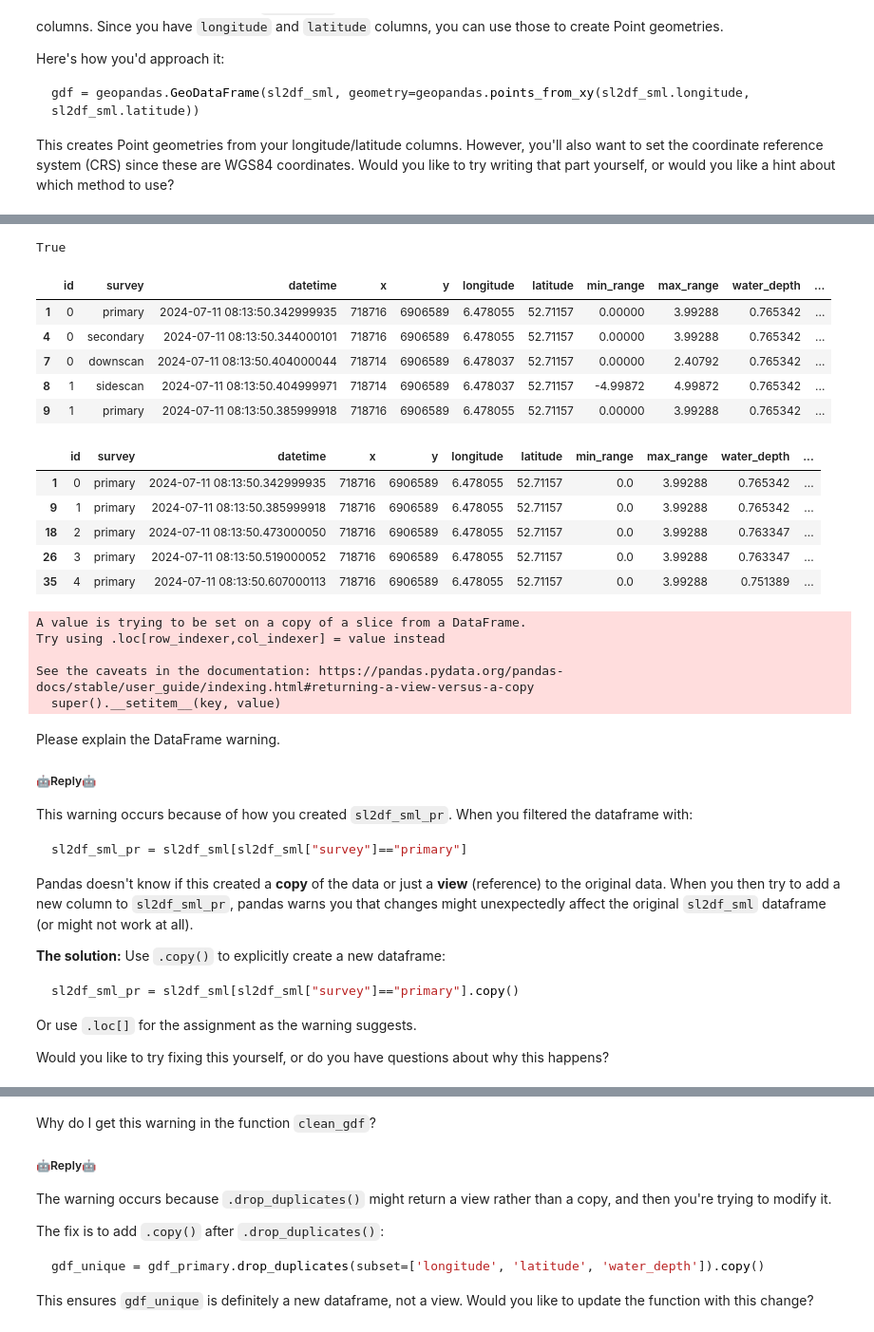
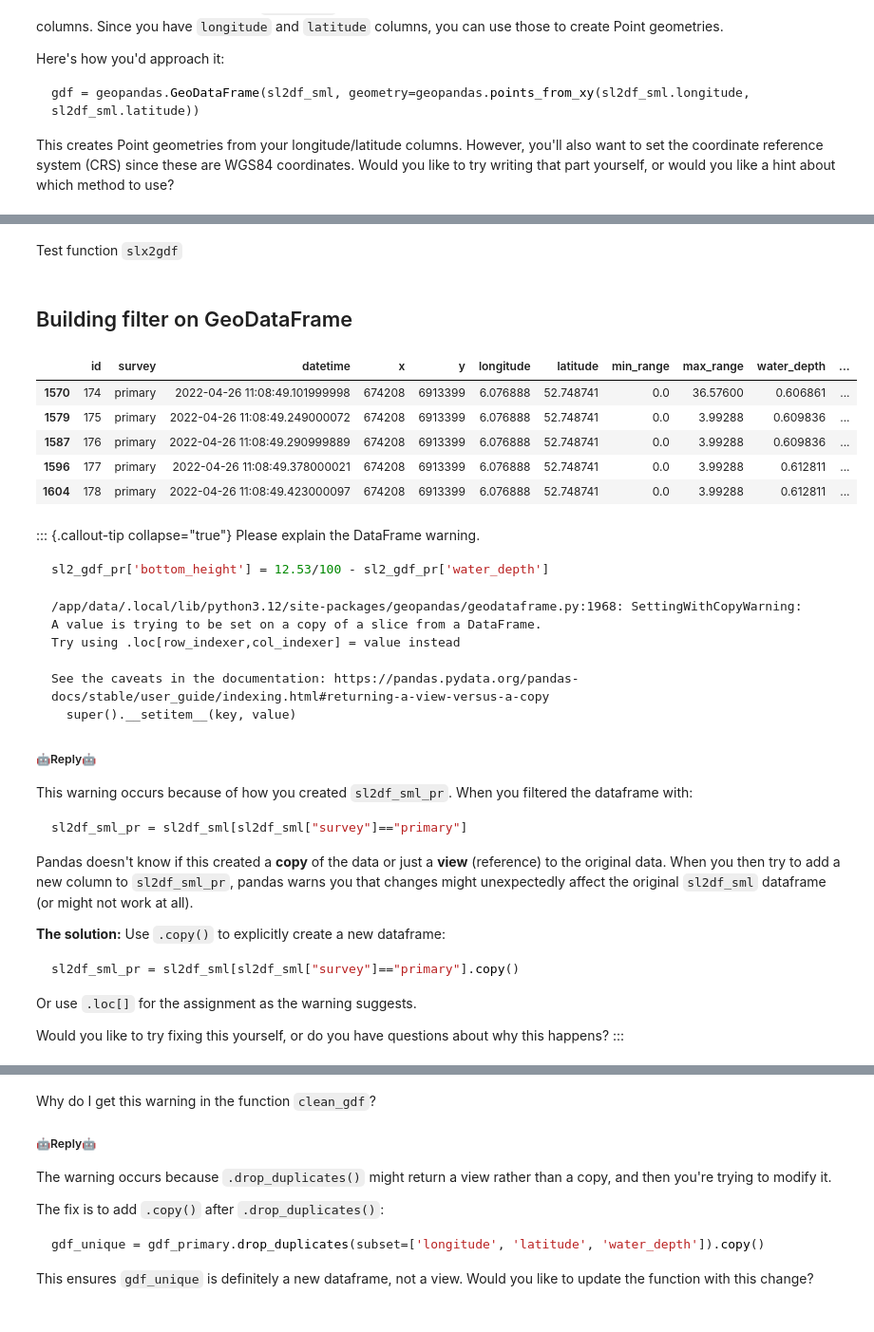
Before and after one commit to Hopsakee/sonar2csv_shape, a Jupyter notebook: nbs/00_core.ipynb, the cells around one changed output, grey strips where cells are left out. Shown: that part at 95% size. Drawn from its saved outputs; the diff is of its cells as text; code cells hidden in the pictures.

````diff
--- a/nbs/00_core.ipynb
+++ b/nbs/00_core.ipynb
@@ -48,4 +55,5 @@ def read_sl(
     )->Sonar:
     return Sonar(str(filepath))
 # %%
-sl2_d = read_sl(sl2_f)
+sl3_d = read_sl(sl3_f)
+sl3_d
@@ -104,5 +85,5 @@ We accomplish that by using the `geopandas` method `.set_crs` and `.to_crs`.
 # %%
-sl2_df_sml = sl2_d.df[0:16]
-sl2_df_sml
+sl3_df_sml = sl3_d.df[0:16]
+sl3_df_sml
 # %% [output]
 |  | id | survey | datetime | x | y | longitude | latitude | min_range | max_range | water_depth | ... |
@@ -187,7 +172,7 @@ gdf = geopandas.GeoDataFrame(sl2df_sml, geometry=geopandas.points_from_xy(sl2df_
 
 This creates Point geometries from your longitude/latitude columns. However, you'll also want to set the coordinate reference system (CRS) since these are WGS84 coordinates. Would you like to try writing that part yourself, or would you like a hint about which method to use?
 # %%
-gdf = gpd.GeoDataFrame(sl2_df_sml, geometry=gpd.points_from_xy(sl2_df_sml.longitude, sl2_df_sml.latitude))
+gdf = gpd.GeoDataFrame(sl3_df_sml, geometry=gpd.points_from_xy(sl3_df_sml.longitude, sl3_df_sml.latitude))
 # %%
 gdf = gdf.set_crs(epsg=4326)
 # %%
@@ -293,41 +247,42 @@ def slx2gdf(
     gdf = gpd.GeoDataFrame(df, geometry=gpd.points_from_xy(df.longitude, df.latitude))
     gdf = gdf.set_crs(epsg=4326)
     return gdf.to_crs(to_crs)
+# %% [markdown]
+Test function `slx2gdf`
 # %%
-sl2_gdf = slx2gdf(sl2_f, 1823)
+sl3_gdf = slx2gdf(sl3_f, 1823)
 # %%
 "water_depth" in gdf.columns
-# %% [output]
-True
 # %%
-sl2_gdf.head()
+sl3_gdf.head()
-# %% [output]
-|  | id | survey | datetime | x | y | longitude | latitude | min_range | max_range | water_depth | ... |
-| 1 | 0 | primary | 2024-07-11 08:13:50.342999935 | 718716 | 6906589 | 6.478055 | 52.71157 | 0.00000 | 3.99288 | 0.765342 | ... |
-| 4 | 0 | secondary | 2024-07-11 08:13:50.344000101 | 718716 | 6906589 | 6.478055 | 52.71157 | 0.00000 | 3.99288 | 0.765342 | ... |
-| 7 | 0 | downscan | 2024-07-11 08:13:50.404000044 | 718714 | 6906589 | 6.478037 | 52.71157 | 0.00000 | 2.40792 | 0.765342 | ... |
-| 8 | 1 | sidescan | 2024-07-11 08:13:50.404999971 | 718714 | 6906589 | 6.478037 | 52.71157 | -4.99872 | 4.99872 | 0.765342 | ... |
-| 9 | 1 | primary | 2024-07-11 08:13:50.385999918 | 718716 | 6906589 | 6.478055 | 52.71157 | 0.00000 | 3.99288 | 0.765342 | ... |
+# %% [markdown]
+## Building filter on GeoDataFrame
 # %%
-sl2_gdf_pr = sl2_gdf[sl2_gdf["survey"]=="primary"]
-sl2_gdf_pr.head()
+sl3_gdf_pr = sl3_gdf[sl3_gdf["survey"]=="primary"]
+sl3_gdf_pr.head()
 # %% [output]
 |  | id | survey | datetime | x | y | longitude | latitude | min_range | max_range | water_depth | ... |
-| 1 | 0 | primary | 2024-07-11 08:13:50.342999935 | 718716 | 6906589 | 6.478055 | 52.71157 | 0.0 | 3.99288 | 0.765342 | ... |
-| 9 | 1 | primary | 2024-07-11 08:13:50.385999918 | 718716 | 6906589 | 6.478055 | 52.71157 | 0.0 | 3.99288 | 0.765342 | ... |
-| 18 | 2 | primary | 2024-07-11 08:13:50.473000050 | 718716 | 6906589 | 6.478055 | 52.71157 | 0.0 | 3.99288 | 0.763347 | ... |
-| 26 | 3 | primary | 2024-07-11 08:13:50.519000052 | 718716 | 6906589 | 6.478055 | 52.71157 | 0.0 | 3.99288 | 0.763347 | ... |
-| 35 | 4 | primary | 2024-07-11 08:13:50.607000113 | 718716 | 6906589 | 6.478055 | 52.71157 | 0.0 | 3.99288 | 0.751389 | ... |
+| 1570 | 174 | primary | 2022-04-26 11:08:49.101999998 | 674208 | 6913399 | 6.076888 | 52.748741 | 0.0 | 36.57600 | 0.606861 | ... |
+| 1579 | 175 | primary | 2022-04-26 11:08:49.249000072 | 674208 | 6913399 | 6.076888 | 52.748741 | 0.0 | 3.99288 | 0.609836 | ... |
+| 1587 | 176 | primary | 2022-04-26 11:08:49.290999889 | 674208 | 6913399 | 6.076888 | 52.748741 | 0.0 | 3.99288 | 0.609836 | ... |
+| 1596 | 177 | primary | 2022-04-26 11:08:49.378000021 | 674208 | 6913399 | 6.076888 | 52.748741 | 0.0 | 3.99288 | 0.612811 | ... |
+| 1604 | 178 | primary | 2022-04-26 11:08:49.423000097 | 674208 | 6913399 | 6.076888 | 52.748741 | 0.0 | 3.99288 | 0.612811 | ... |
-# %%
-sl2_gdf_pr['bottom_height'] = 12.53/100 - sl2_gdf_pr['water_depth']
-# %% [output]
-A value is trying to be set on a copy of a slice from a DataFrame.
-Try using .loc[row_indexer,col_indexer] = value instead
-
-See the caveats in the documentation: https://pandas.pydata.org/pandas-docs/stable/user_guide/indexing.html#returning-a-view-versus-a-copy
-  super().__setitem__(key, value)
 # %% [markdown]
+::: {.callout-tip collapse="true"}
 Please explain the DataFrame warning.
+
+```python
+sl2_gdf_pr['bottom_height'] = 12.53/100 - sl2_gdf_pr['water_depth']
+```
+
+```text
+/app/data/.local/lib/python3.12/site-packages/geopandas/geodataframe.py:1968: SettingWithCopyWarning:
+A value is trying to be set on a copy of a slice from a DataFrame.
+Try using .loc[row_indexer,col_indexer] = value instead
+
+See the caveats in the documentation: https://pandas.pydata.org/pandas-docs/stable/user_guide/indexing.html#returning-a-view-versus-a-copy
+  super().__setitem__(key, value)
+```
 
 ##### 🤖Reply🤖<!-- SOLVEIT_SEPARATOR_7f3a9b2c -->
 
@@ -348,4 +303,5 @@ sl2df_sml_pr = sl2df_sml[sl2df_sml["survey"]=="primary"].copy()
 Or use `.loc[]` for the assignment as the warning suggests.
 
 Would you like to try fixing this yourself, or do you have questions about why this happens?
+:::
 # %%
````
Also changed, not shown: parts of 46 cells of this notebook, 4 other files.
